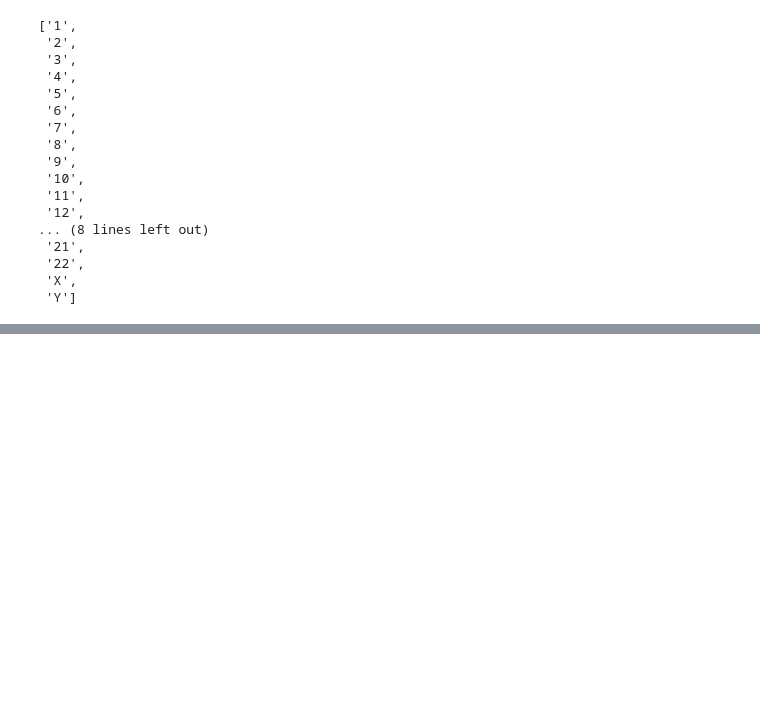
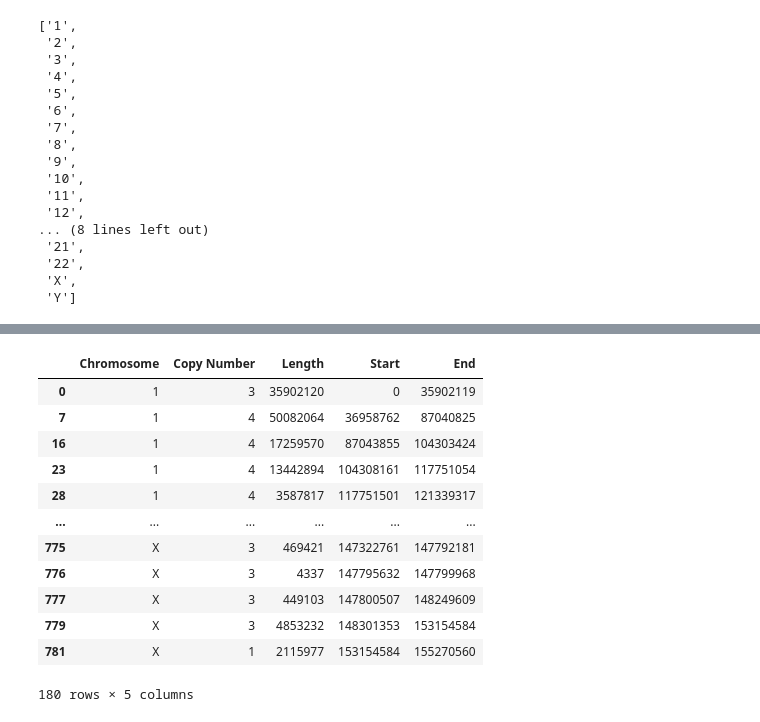
Before and after one commit to martinbudinsky3/BP-tumor-classifier, a Jupyter notebook: main.ipynb, the cells around one changed output, grey strips where cells are left out. Cells and saved outputs as stored; diff of their text form; code cells hidden in the pictures; blank space fills up the shorter version.

```diff
--- a/main.ipynb
+++ b/main.ipynb
@@ -194,0 +251,20 @@ SyntaxError: unexpected EOF while parsing (<ipython-input-20-0e38bb308404>, line
+# %%
+data2 = pd.read_csv('datasets/CytoScan.Segmental.Reports/OS007_events.txt', sep='\t', comment='#')
+# %%
+data2 = process_chromosome_data(data2)
+
+data2
+# %% [output]
+|  | Chromosome | Copy Number | Length | Start | End |
+| 0 | 1 | 3 | 35902120 | 0 | 35902119 |
+| 7 | 1 | 4 | 50082064 | 36958762 | 87040825 |
+| 16 | 1 | 4 | 17259570 | 87043855 | 104303424 |
+| 23 | 1 | 4 | 13442894 | 104308161 | 117751054 |
+| 28 | 1 | 4 | 3587817 | 117751501 | 121339317 |
+| ... | ... | ... | ... | ... | ... |
+| 775 | X | 3 | 469421 | 147322761 | 147792181 |
+| 776 | X | 3 | 4337 | 147795632 | 147799968 |
+| 777 | X | 3 | 449103 | 147800507 | 148249609 |
+| 779 | X | 3 | 4853232 | 148301353 | 153154584 |
+| 781 | X | 1 | 2115977 | 153154584 | 155270560 |
+180 rows × 5 columns
```
Also changed, not shown: parts of 20 cells of this notebook.
